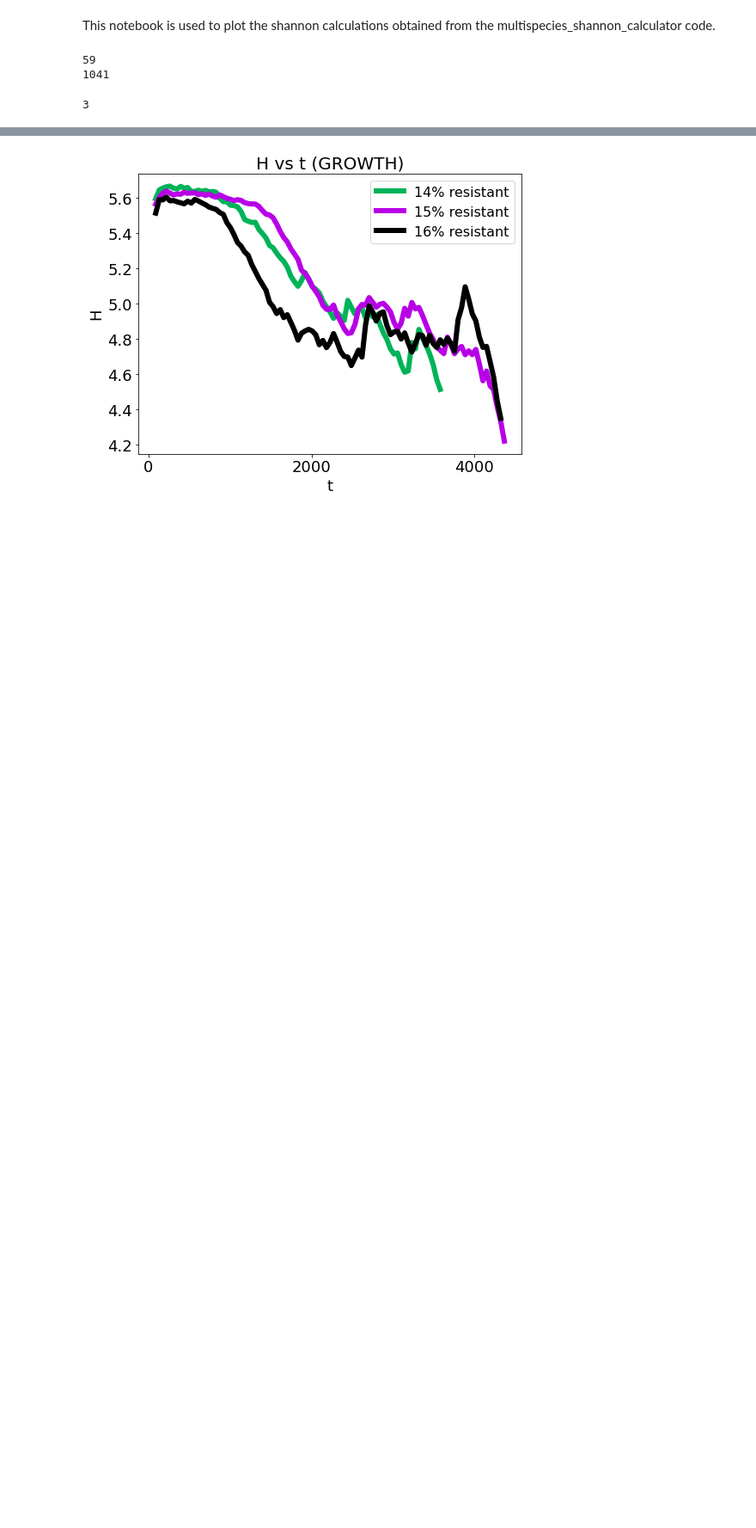
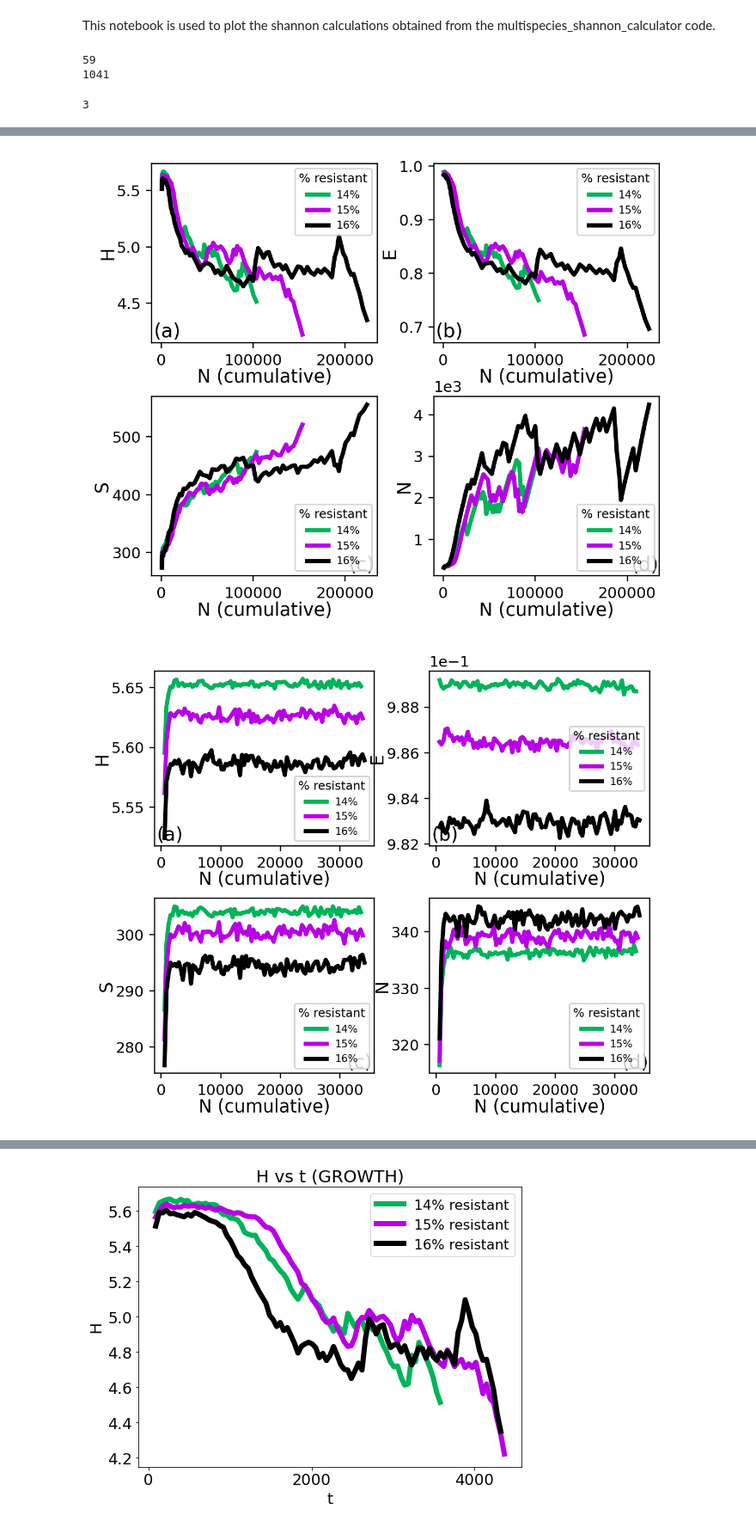
Before and after one commit to patricksinclair/multispecies_postprocessing, a Jupyter notebook: geno_distbs/varying_susceps/multispecies_shannon_plotter.ipynb, the cells around one changed output, grey strips where cells are left out. Shown at 86% size. Saved outputs shown, nothing was run; the diff lists cells and outputs as text; code cells hidden in the pictures; blank space fills up the shorter version.

```diff
--- a/geno_distbs/varying_susceps/multispecies_shannon_plotter.ipynb
+++ b/geno_distbs/varying_susceps/multispecies_shannon_plotter.ipynb
@@ -668,0 +727,11 @@ def plotPhaseComparisons2x2(x_data_list, H_data_list, E_data_list, S_data_list,
+# %%
+N_x_list_GROWTH = [np.cumsum(np.array(nBac)) for nBac in nBac_list_GROWTH]
+N_x_list_NOGROWTH = [np.cumsum(np.array(nBac)) for nBac in nBac_list_NOGROWTH]
+N_x_list_GROWTH_EDGE = [np.cumsum(np.array(nBac)) for nBac in nBac_list_GROWTH_EDGE]
+
+plotPhaseComparisons2x2(N_x_list_GROWTH, shannon_yData_GROWTH, "N (cumulative)", y_label_list, title_list, "2x2_shannonData_vs_N_cumulative_GROWTH")
+plotPhaseComparisons2x2(N_x_list_NOGROWTH, shannon_yData_NOGROWTH, "N (cumulative)", y_label_list, title_list, "2x2_shannonData_vs_N_cumulative_NOGROWTH")
+plotPhaseComparisons2x2(N_x_list_GROWTH_EDGE, shannon_yData_GROWTH_EDGE, "N (cumulative)", y_label_list, title_list, "2x2_shannonData_vs_N_cumulative_GROWTH_EDGE")
+# %% [output]
+[figure, added]
+[figure, added]
```
Also changed, not shown: parts of 9 cells of this notebook, 1 other file.
